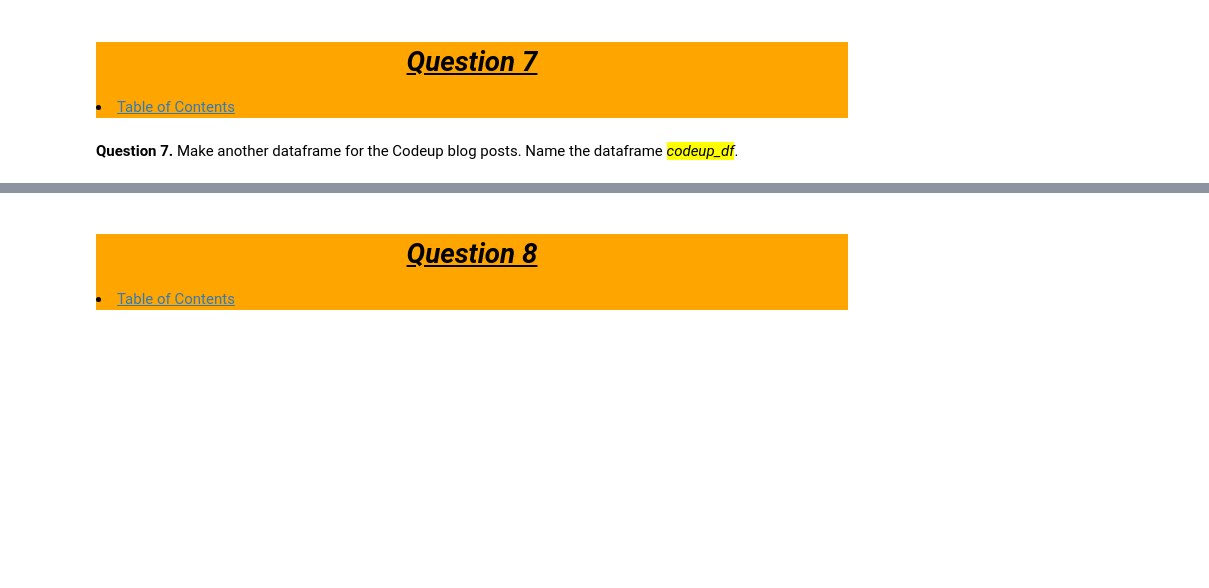
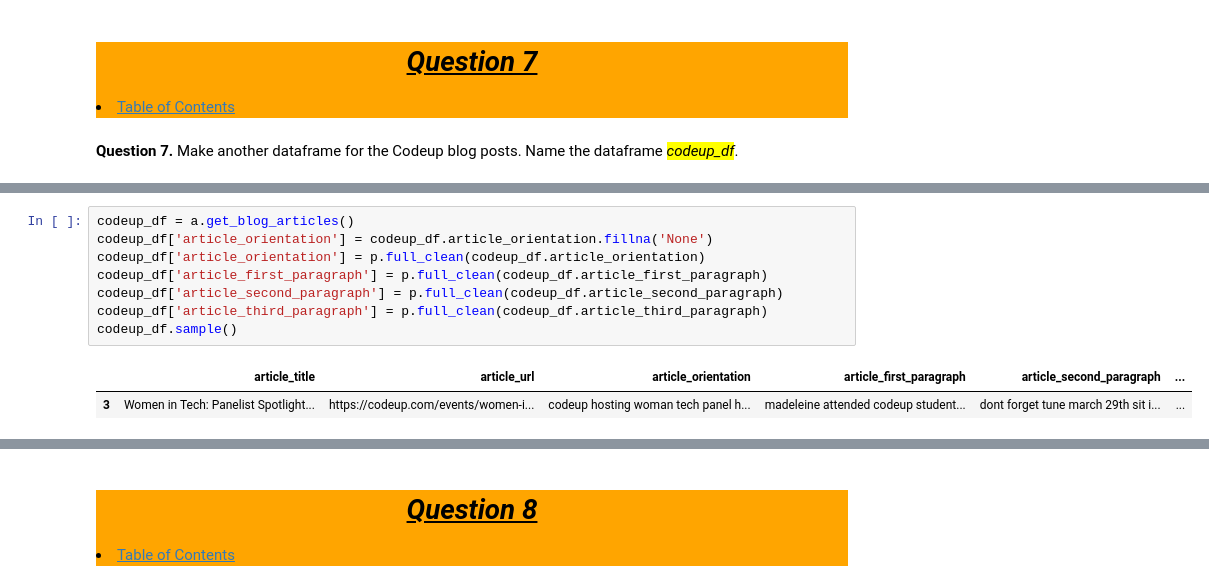
Before and after one commit to Jared-Wood135/natural-language-processing-exercises, a Jupyter notebook: prepare.ipynb, the cells around one changed output, grey strips where cells are left out. Cells and saved outputs as stored; diff of their text form; blank space fills up the shorter version.

```diff
--- a/prepare.ipynb
+++ b/prepare.ipynb
@@ -118,0 +368,11 @@ This function should define two optional parameters, <mark><i>extra_words</i></m
+# %%
+codeup_df = a.get_blog_articles()
+codeup_df['article_orientation'] = codeup_df.article_orientation.fillna('None')
+codeup_df['article_orientation'] = p.full_clean(codeup_df.article_orientation)
+codeup_df['article_first_paragraph'] = p.full_clean(codeup_df.article_first_paragraph)
+codeup_df['article_second_paragraph'] = p.full_clean(codeup_df.article_second_paragraph)
+codeup_df['article_third_paragraph'] = p.full_clean(codeup_df.article_third_paragraph)
+codeup_df.sample()
+# %% [output]
+|  | article_title | article_url | article_orientation | article_first_paragraph | article_second_paragraph | ... |
+| 3 | Women in Tech: Panelist Spotlight... | https://codeup.com/events/women-i... | codeup hosting woman tech panel h... | madeleine attended codeup student... | dont forget tune march 29th sit i... | ... |
```
Also changed, not shown: parts of 28 cells of this notebook, 1 other file.
